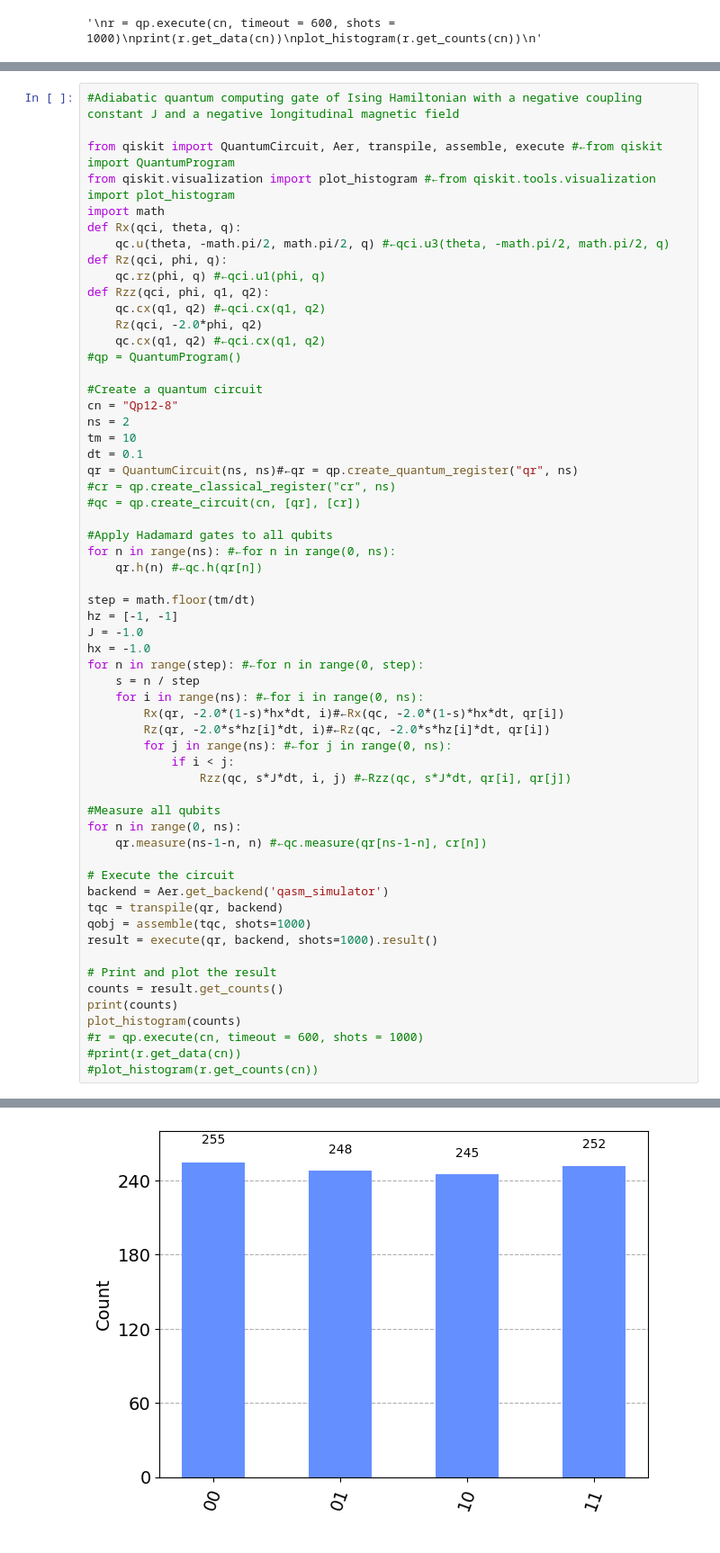
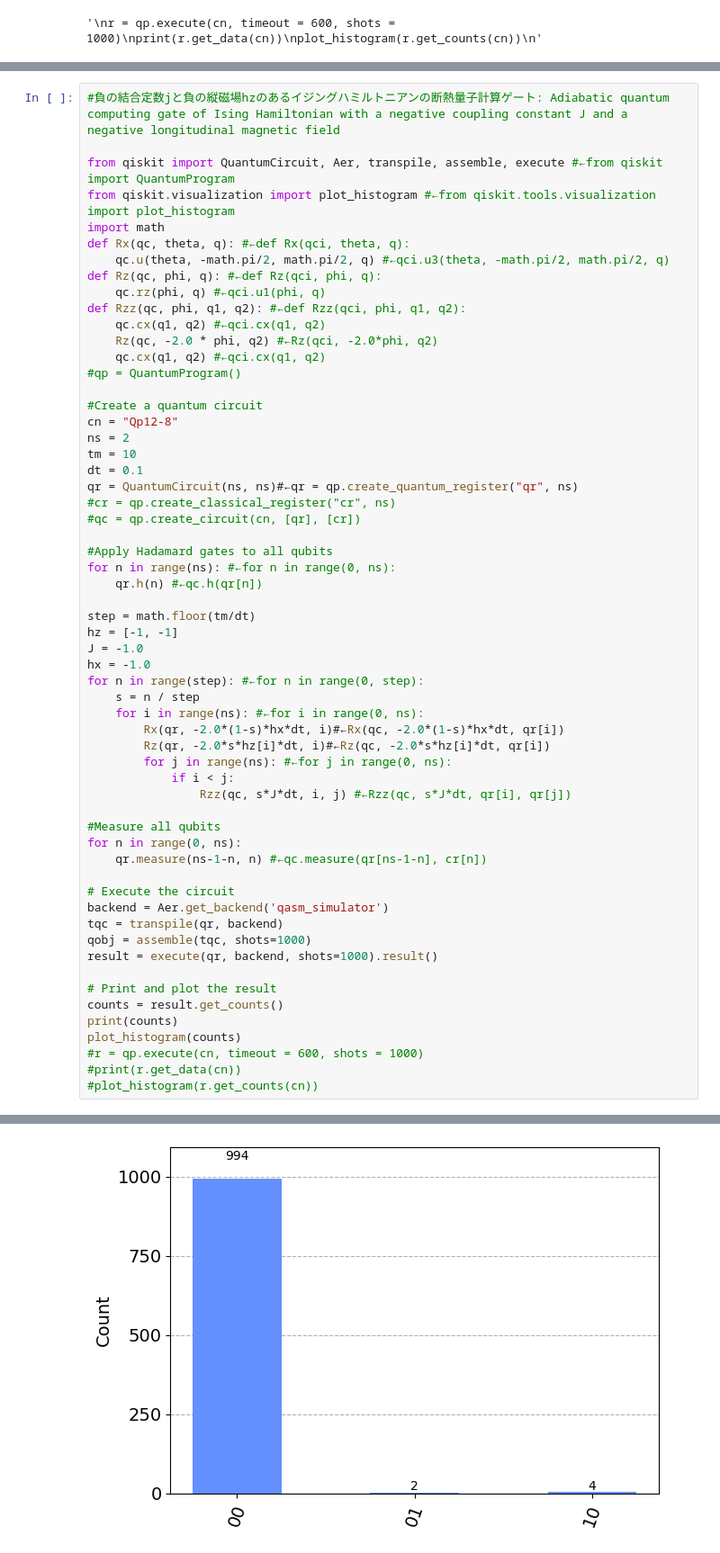
Before and after one commit to nkohen/QOKit, a Jupyter notebook: grips/Practices_based_on_QOKit_general_simulation.ipynb, the cells around one changed output, grey strips where cells are left out. Shown at 90% size. Cells and saved outputs as stored; diff of their text form.

```diff
--- a/grips/Practices_based_on_QOKit_general_simulation.ipynb
+++ b/grips/Practices_based_on_QOKit_general_simulation.ipynb
@@ -887,16 +887,16 @@ plot_histogram(counts)
 # %%
-#Adiabatic quantum computing gate of Ising Hamiltonian with a negative coupling constant J and a negative longitudinal magnetic field
+#負の結合定数jと負の縦磁場hzのあるイジングハミルトニアンの断熱量子計算ゲート: Adiabatic quantum computing gate of Ising Hamiltonian with a negative coupling constant J and a negative longitudinal magnetic field
 
 from qiskit import QuantumCircuit, Aer, transpile, assemble, execute #←from qiskit import QuantumProgram
 from qiskit.visualization import plot_histogram #←from qiskit.tools.visualization import plot_histogram
 import math
-def Rx(qci, theta, q):
+def Rx(qc, theta, q): #←def Rx(qci, theta, q):
     qc.u(theta, -math.pi/2, math.pi/2, q) #←qci.u3(theta, -math.pi/2, math.pi/2, q)
-def Rz(qci, phi, q):
+def Rz(qc, phi, q): #←def Rz(qci, phi, q):
     qc.rz(phi, q) #←qci.u1(phi, q)
-def Rzz(qci, phi, q1, q2):
+def Rzz(qc, phi, q1, q2): #←def Rzz(qci, phi, q1, q2):
     qc.cx(q1, q2) #←qci.cx(q1, q2)
-    Rz(qci, -2.0*phi, q2)
+    Rz(qc, -2.0 * phi, q2) #←Rz(qci, -2.0*phi, q2)
     qc.cx(q1, q2) #←qci.cx(q1, q2)
 #qp = QuantumProgram()
 
@@ -948 +948 @@ plot_histogram(counts)
-[figure, old version]
+[figure, new version]
```
Also changed, not shown: parts of 6 cells of this notebook, 1 other file.
